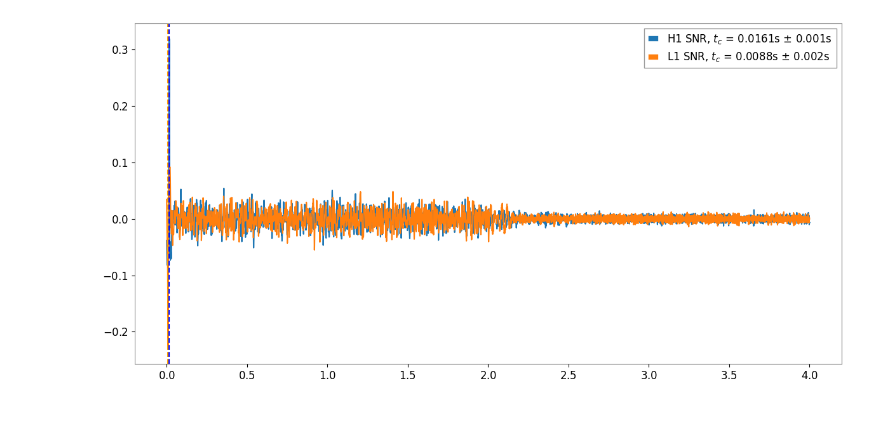
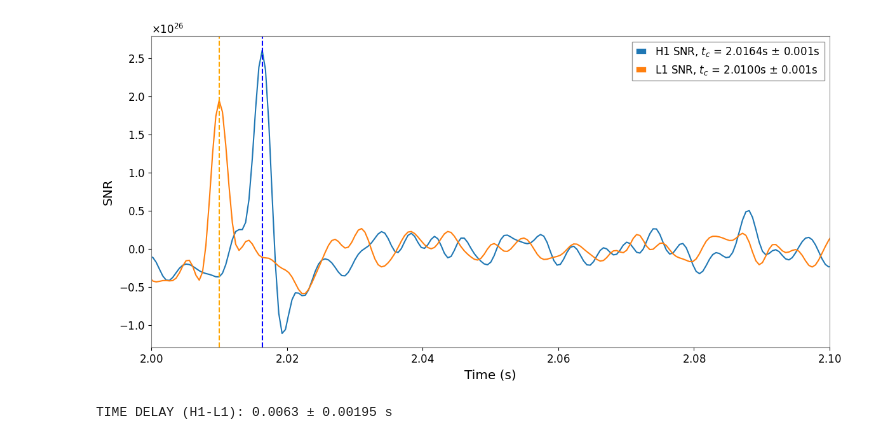
Before and after one commit to ljf441/gw-cosmology, a Jupyter notebook: matched_filtering.ipynb, the cells around one changed output. Cells and saved outputs as stored; diff of their text form; code cells hidden in the pictures.

```diff
--- a/matched_filtering.ipynb
+++ b/matched_filtering.ipynb
@@ -77,12 +99,43 @@ tc_L1, fwhm_L1 = get_tc(snr_L1, time)
+# %%
+waveform['h+'] = waveform['Re(h+)'] + 1j*waveform['Im(h+)']
+waveform['hx'] = waveform['Re(hx)'] + 1j*waveform['Im(hx)']
+
+h1_strain['h'] = h1_strain['Re(h)'] + 1j*h1_strain['Im(h)']
+l1_strain['h'] = l1_strain['Re(h)'] + 1j*l1_strain['Im(h)']
+v1_strain['h'] = v1_strain['Re(h)'] + 1j*v1_strain['Im(h)']
+
+h1_strain['white'] = whiten(h1_strain, h1_psd)
+l1_strain['white'] = whiten(l1_strain, l1_psd)
+v1_strain['white'] = whiten(v1_strain, v1_psd)
+
+snr_H1 = match_filter(h1_strain, waveform, IFOH)[-1]
+snr_L1 = match_filter(l1_strain, waveform, IFOL)[-1]
+snr_V1 = match_filter(v1_strain, waveform, IFOV)[-1]
+
+tc_H1, fwhm_H1 = get_tc(snr_H1, time)
+tc_L1, fwhm_L1 = get_tc(snr_L1, time)
+tc_V1, fwhm_V1 = get_tc(snr_V1, time)
+
+waveform.to_csv('data/waveform_2.txt', index=None, sep=' ', mode='a')
+h1_strain.to_csv('data/H1_strain_2.txt', index=None, sep=' ', mode='a')
+l1_strain.to_csv('data/L1_strain_2.txt', index=None, sep=' ', mode='a')
+v1_strain.to_csv('data/V1_strain_2.txt', index=None, sep=' ', mode='a')
+h1_psd.to_csv('data/H1_psd_2.txt', index=None, sep=' ', mode='a')
+l1_psd.to_csv('data/L1_psd_2.txt', index=None, sep=' ', mode='a')
+v1_psd.to_csv('data/V1_psd_2.txt', index=None, sep=' ', mode='a')
 # %%
-plt.figure(figsize=(12,6))
-plt.plot(time, snr_H1, label=fr'H1 SNR, $t_c$ = {tc_H1:.4f}s ± {fwhm_H1/2:.3f}s')
-plt.plot(time, snr_L1, label=fr'L1 SNR, $t_c$ = {tc_L1:.4f}s ± {fwhm_L1/2:.3f}s')
-plt.axvline(tc_H1, color='blue', linestyle='--')
-plt.axvline(tc_L1, color='orange', linestyle='--')
-plt.grid()
-plt.legend()
+fig, ax = plt.subplots(figsize=(12,6))
+ax.plot(time, snr_H1, label=fr'H1 SNR, $t_c$ = {tc_H1:.4f}s ± {fwhm_H1/2:.3f}s')
+ax.plot(time, snr_L1, label=fr'L1 SNR, $t_c$ = {tc_L1:.4f}s ± {fwhm_L1/2:.3f}s')
+ax.axvline(tc_H1, color='blue', linestyle='--')
+ax.axvline(tc_L1, color='orange', linestyle='--')
+ax.grid()
+ax.legend()
+ax.set_xlim(2, 2.1)
+ax.set_xlabel('Time (s)')
+ax.set_ylabel('SNR')
 plt.tight_layout()
+plt.savefig('figures/HL_snr.png')
 plt.show()
 # %% [output]
-[figure, old version]
+[figure, new version]
@@ -96,0 +142,4 @@ IFOL.frequency_array = l1_psd['Hz']
+# %%
+print(fr"TIME DELAY (H1-L1): {tc_H1-tc_L1:.4f} ± {(fwhm_H1 + fwhm_L1)/2:.5f} s")
+# %% [output]
+TIME DELAY (H1-L1): 0.0063 ± 0.00195 s
```
Also changed, not shown: parts of 14 cells of this notebook, 12 other files.
